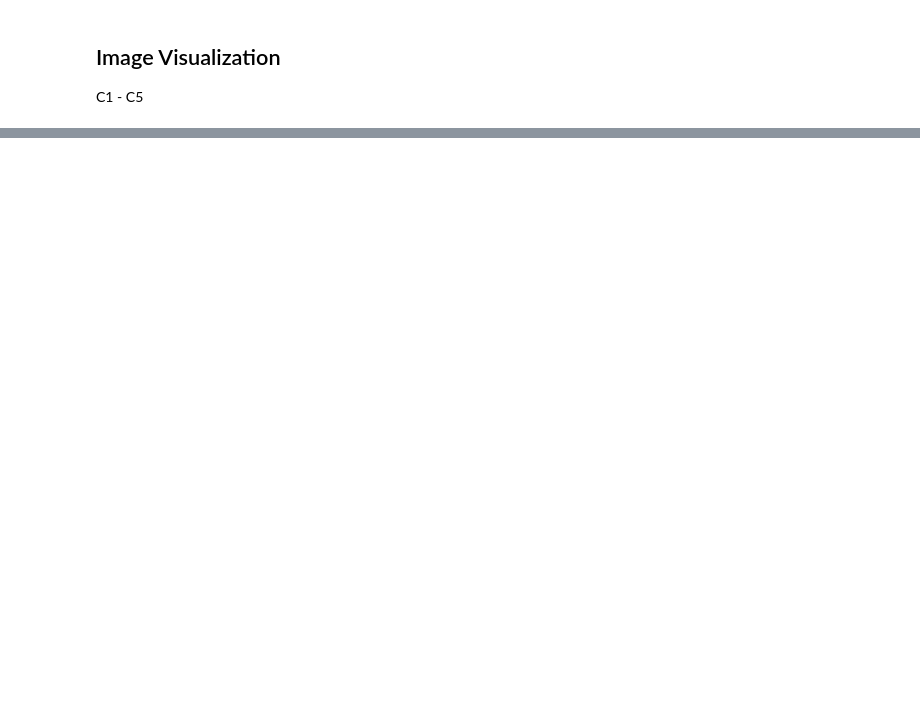
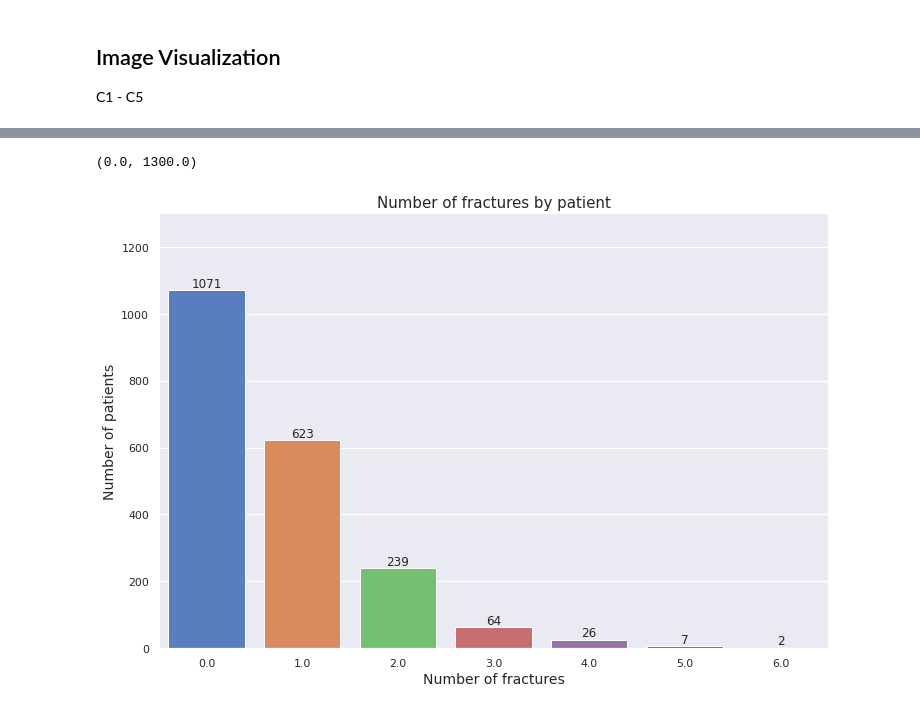
Before and after one commit to hatzav-ox/rsna-cervical-spine_poetry, a Jupyter notebook: notebooks/Cervical_Spine_EDA.ipynb, the cells around one changed output, grey strips where cells are left out. Cells and saved outputs as stored; diff of their text form; code cells hidden in the pictures; blank space fills up the shorter version.

```diff
--- a/notebooks/Cervical_Spine_EDA.ipynb
+++ b/notebooks/Cervical_Spine_EDA.ipynb
@@ -258,0 +262,13 @@ for p, ax in zip(range_j, axs):
+# %%
+# distribution of fractures by patients
+ig, ax = plt.subplots(figsize=(12,8))
+ax = sns.countplot(x = df[['C1','C2','C3','C4','C5','C6','C7']].sum(axis=1))
+for container in ax.containers:
+    ax.bar_label(container)
+ax.set_title('Number of fractures by patient', fontsize=15)
+ax.set_xlabel('Number of fractures', fontsize=14)
+ax.set_ylabel('Number of patients', fontsize=14)
+plt.ylim([0,1300])
+# %% [output]
+(0.0, 1300.0)
+[figure, added]
```
Also changed, not shown: parts of 23 cells of this notebook.
